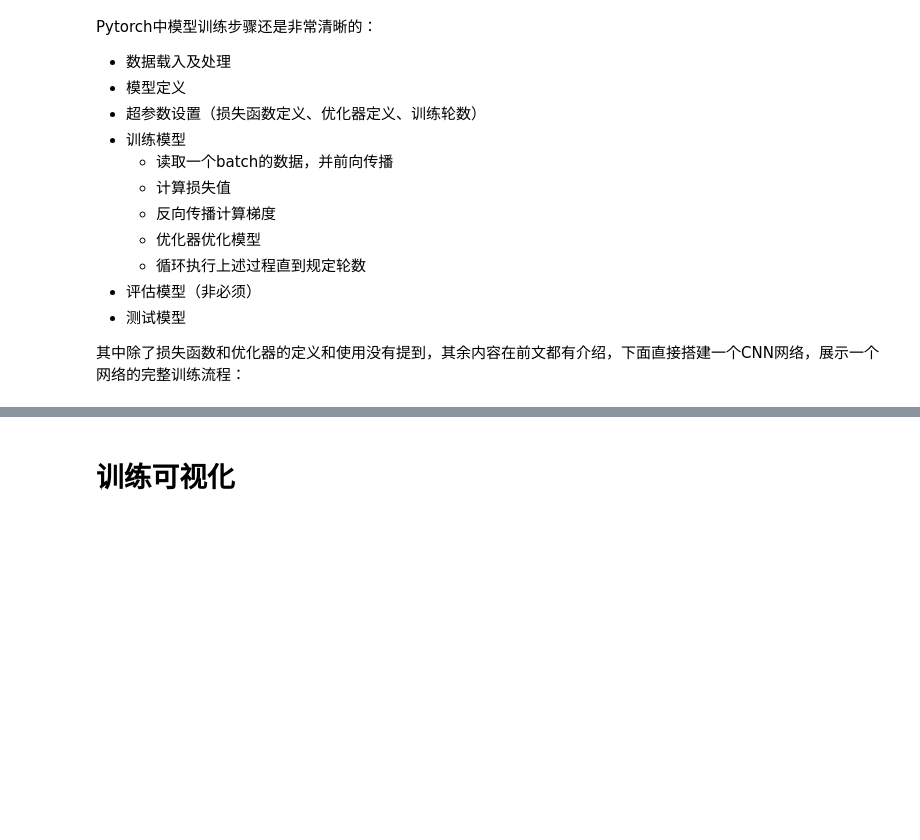
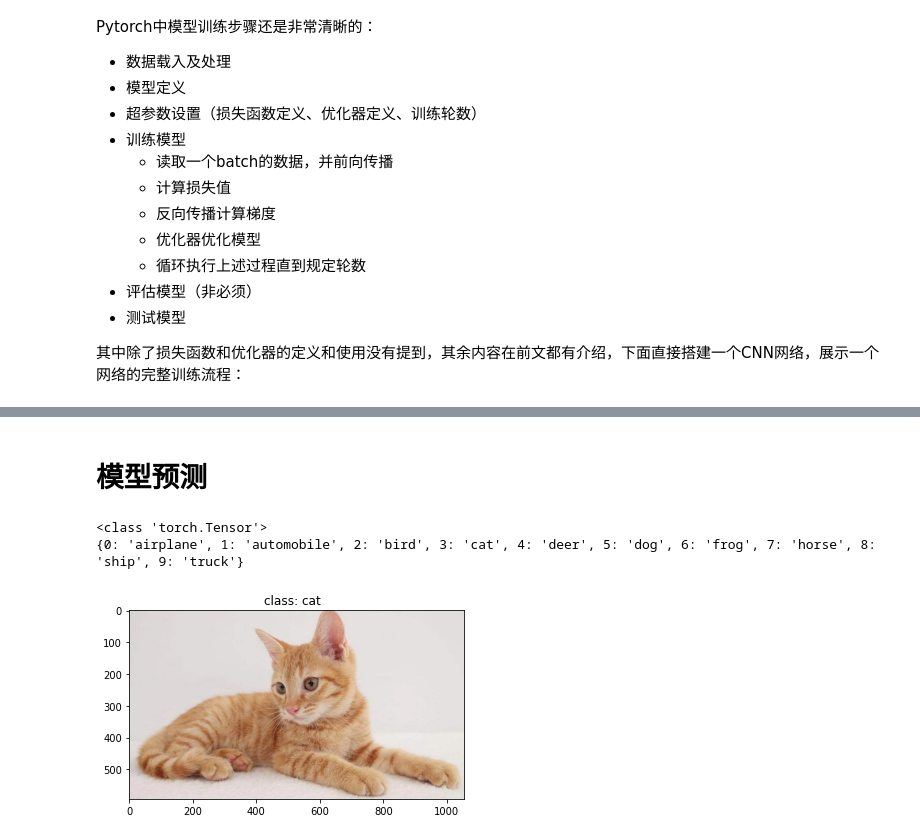
Before and after one commit to fangkaipeng/SDUT_ML_classwork, a Jupyter notebook: Pytorch讲课.ipynb, the cells around one changed output, grey strips where cells are left out. Drawn from its saved outputs; the diff is of its cells as text; code cells hidden in the pictures; blank space fills up the shorter version.

```diff
--- a/Pytorch讲课.ipynb
+++ b/Pytorch讲课.ipynb
@@ -806,7 +876,6 @@ import torchvision
 import torch.nn as nn
 import torch
 from torch.utils.data import DataLoader
-from torch.utils.tensorboard import SummaryWriter
 from torchvision import transforms, datasets
 
 transform = transforms.Compose(
@@ -816,8 +885,8 @@ transform = transforms.Compose(
     ]
 )
 # 准备数据集
-train_data = datasets.CIFAR10(root="./", train=True, transform=transform, download=True)
-test_data = datasets.CIFAR10(root="./", train=False, transform=transform, download=True)
+train_data = datasets.CIFAR10(root="./dataset", train=True, transform=transform, download=True)
+test_data = datasets.CIFAR10(root="./dataset", train=False, transform=transform, download=True)
 
 # length
 train_data_size = len(train_data)
@@ -827,8 +896,8 @@ print("训练数据集长度为：{} \n验证数据集的长度为：{}".format(
 
 
 # 利用DataLoader加载数据集
-train_dataloader = DataLoader(train_data, shuffle=True,batch_size=32, num_workers= 8)
-test_dataloader = DataLoader(test_data, shuffle=False,batch_size=10000, num_workers= 8)
+train_dataloader = DataLoader(train_data, shuffle=True,batch_size=32, num_workers= 15)
+test_dataloader = DataLoader(test_data, shuffle=False,batch_size=10000, num_workers= 15)
 
 # test_iter = iter(test_dataloader)
 # test_imgs, test_labels = test_iter.next()
@@ -936,2 +1007,58 @@ NameError: name 'train_loader' is not defined
 # %% [markdown]
-# 训练可视化
+# 模型预测
+# %%
+import os
+import json
+
+import torch
+from PIL import Image
+from torchvision import transforms
+import matplotlib.pyplot as plt
+
+
+
+device = torch.device("cuda:0" if torch.cuda.is_available() else "cpu")
+
+data_transform = transforms.Compose(
+    [transforms.Resize((32, 32)),
+     transforms.ToTensor(),
+     transforms.Normalize((0.5, 0.5, 0.5), (0.5, 0.5, 0.5))])
+
+# load image
+img_path = "./dataset/cat.webp"
+assert os.path.exists(img_path), "file: '{}' dose not exist.".format(img_path)
+img = Image.open(img_path)
+
+plt.imshow(img)
+# [N, C, H, W]
+img = data_transform(img)
+# expand batch dimension
+img = torch.unsqueeze(img, dim=0)
+
+# read class_indict
+
+class_indict = train_data.class_to_idx
+class_indict = {v : k for k, v in class_indict.items()}
+# create model
+model = LeNet()
+model = model.to(device)  # 设置在GPU中训练
+
+# load model weights
+weights_path = "./Model/model_30.path"
+model.load_state_dict(torch.load(weights_path))
+
+model.eval()
+with torch.no_grad():
+    # predict class
+    output = torch.squeeze(model(img.to(device))).cpu()
+    print(type(output))
+    predict = torch.max(output, dim=0)[1].item()
+    #print(predict.shape)
+print(class_indict)
+print_res = "class: {}  ".format(class_indict[predict])
+plt.title(print_res)
+plt.show()
+# %% [output]
+<class 'torch.Tensor'>
+{0: 'airplane', 1: 'automobile', 2: 'bird', 3: 'cat', 4: 'deer', 5: 'dog', 6: 'frog', 7: 'horse', 8: 'ship', 9: 'truck'}
+[figure, added]
```
Also changed, not shown: parts of 24 cells of this notebook, 3 other files.
